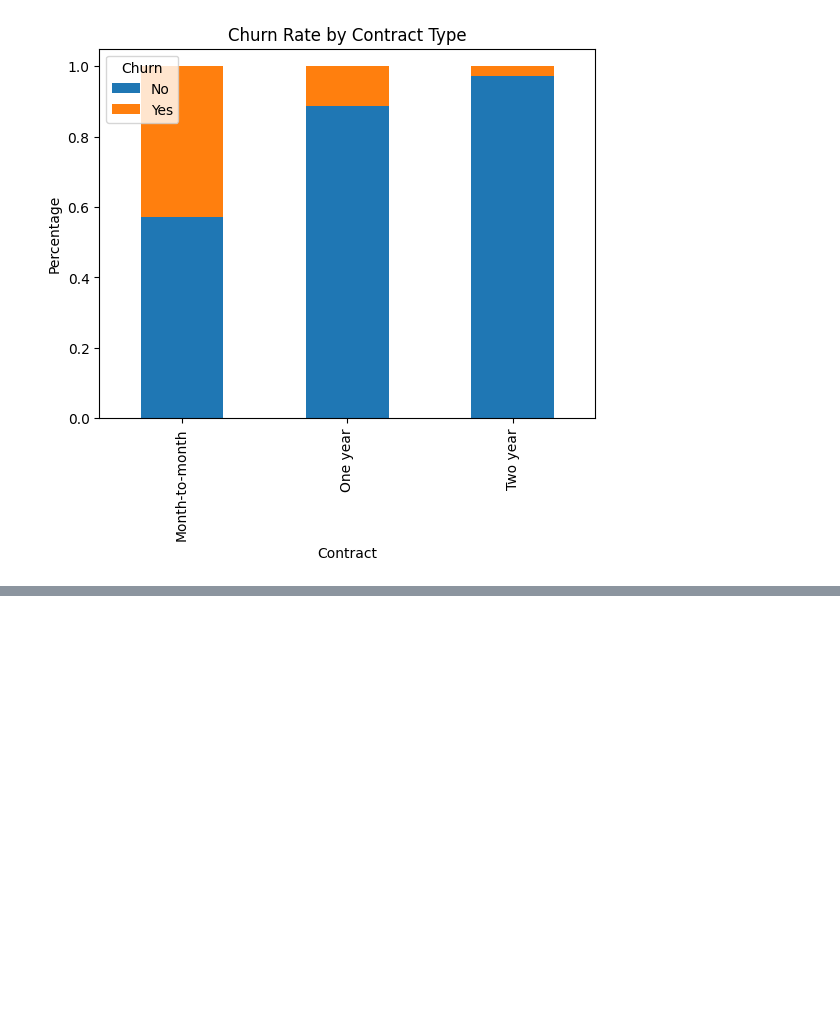
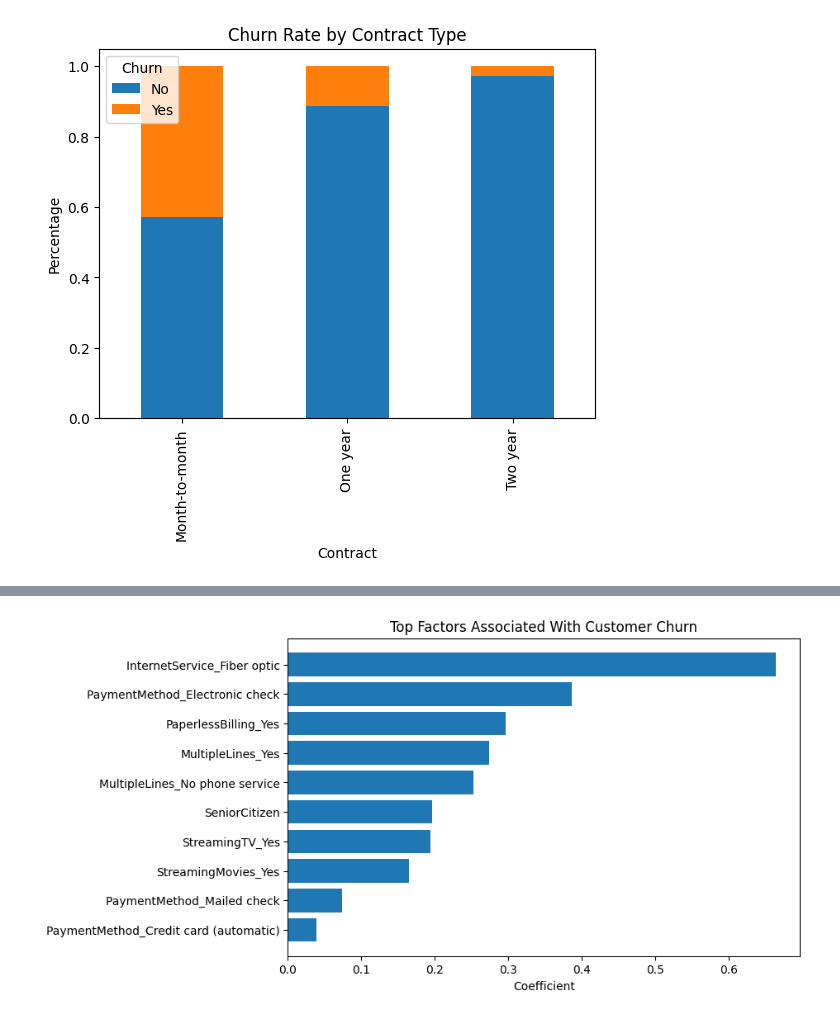
Before and after one commit to bhawankaushal/telco-customer-churn-analysis, a Jupyter notebook: telco-customer-churn-statistical-analysis.ipynb, the cells around one changed output, grey strips where cells are left out. Drawn from its saved outputs; the diff is of its cells as text; code cells hidden in the pictures; blank space fills up the shorter version.

```diff
--- a/telco-customer-churn-statistical-analysis.ipynb
+++ b/telco-customer-churn-statistical-analysis.ipynb
@@ -136,0 +288,2 @@ plt.show()
+# %%
+df = df.astype(int)
@@ -136,0 +486,10 @@ plt.show()
+# %%
+feature_importance = pd.DataFrame({
+    'Feature': X.columns,
+    'Coefficient': log_model.coef_[0]
+})
+
+feature_importance.sort_values(
+    by='Coefficient',
+    ascending=False
+).head(10)
@@ -136,0 +508,23 @@ plt.show()
+# %%
+import matplotlib.pyplot as plt
+
+top_features = feature_importance.sort_values(
+    by='Coefficient',
+    ascending=False
+).head(10)
+
+plt.figure(figsize=(8,5))
+
+plt.barh(
+    top_features['Feature'],
+    top_features['Coefficient']
+)
+
+plt.xlabel("Coefficient")
+plt.title("Top Factors Associated With Customer Churn")
+
+plt.gca().invert_yaxis()
+
+plt.show()
+# %% [output]
+[figure, added]
```
Also changed, not shown: parts of 53 cells of this notebook.
